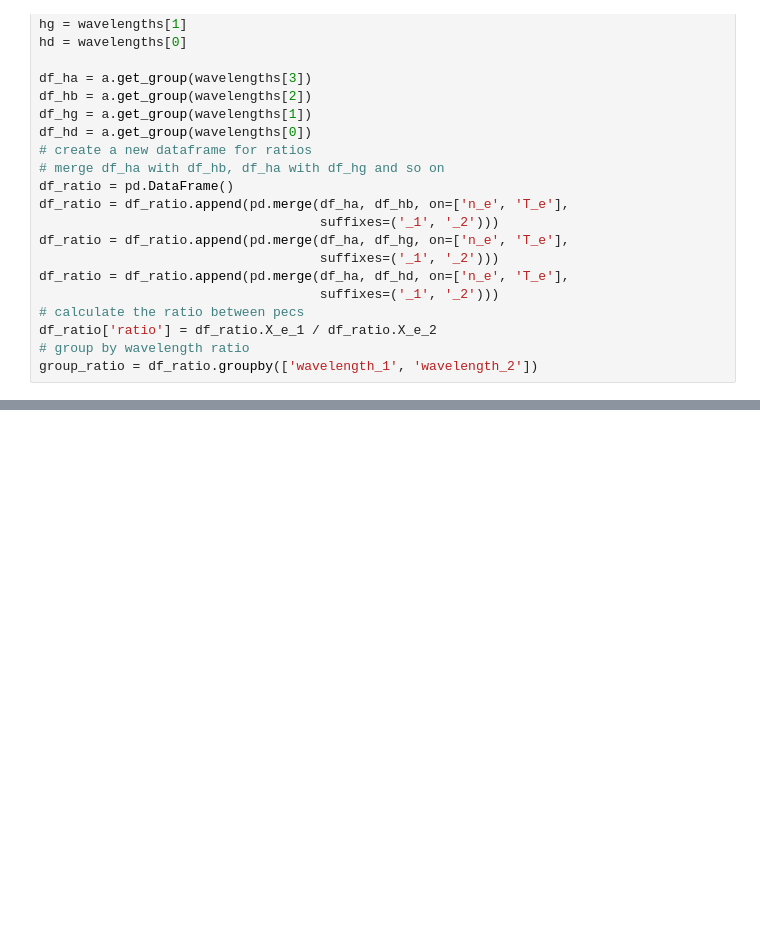
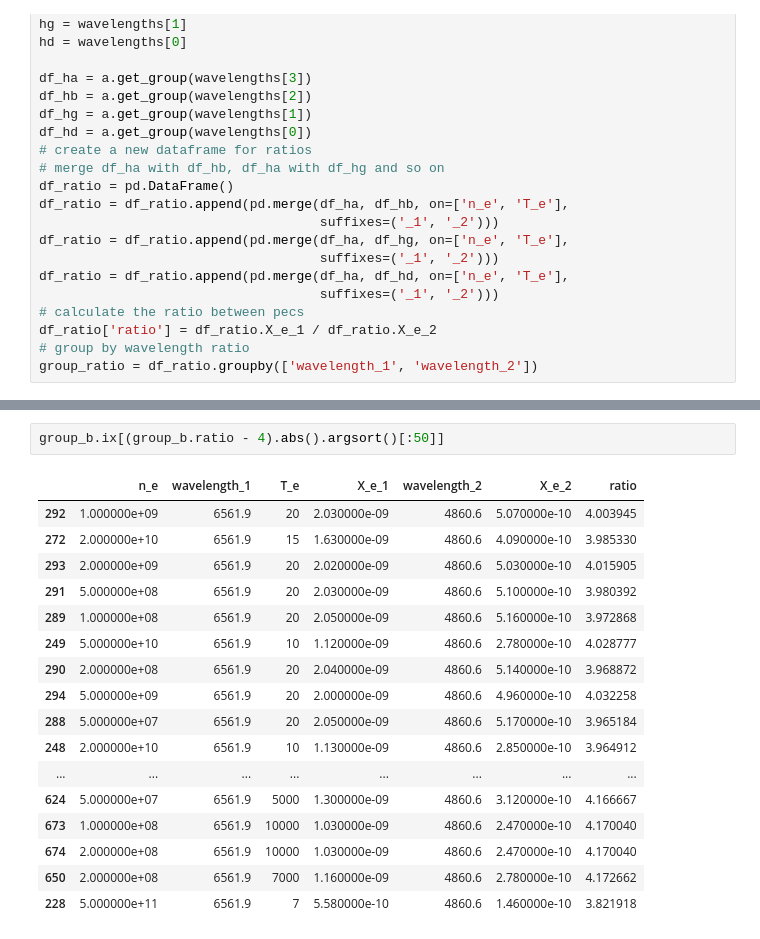
Before and after one commit to grigolet/lab16gym, a Jupyter notebook: notebooks/adas_parsing_de.ipynb, the cells around one changed output, grey strips where cells are left out. Saved outputs shown, nothing was run; the diff lists cells and outputs as text; blank space fills up the shorter version.

```diff
--- a/notebooks/adas_parsing_de.ipynb
+++ b/notebooks/adas_parsing_de.ipynb
@@ -121,0 +135,20 @@ plt.clf()
+# %%
+group_b.ix[(group_b.ratio - 4).abs().argsort()[:50]]
+# %% [output]
+|  | n_e | wavelength_1 | T_e | X_e_1 | wavelength_2 | X_e_2 | ratio |
+| 292 | 1.000000e+09 | 6561.9 | 20 | 2.030000e-09 | 4860.6 | 5.070000e-10 | 4.003945 |
+| 272 | 2.000000e+10 | 6561.9 | 15 | 1.630000e-09 | 4860.6 | 4.090000e-10 | 3.985330 |
+| 293 | 2.000000e+09 | 6561.9 | 20 | 2.020000e-09 | 4860.6 | 5.030000e-10 | 4.015905 |
+| 291 | 5.000000e+08 | 6561.9 | 20 | 2.030000e-09 | 4860.6 | 5.100000e-10 | 3.980392 |
+| 289 | 1.000000e+08 | 6561.9 | 20 | 2.050000e-09 | 4860.6 | 5.160000e-10 | 3.972868 |
+| 249 | 5.000000e+10 | 6561.9 | 10 | 1.120000e-09 | 4860.6 | 2.780000e-10 | 4.028777 |
+| 290 | 2.000000e+08 | 6561.9 | 20 | 2.040000e-09 | 4860.6 | 5.140000e-10 | 3.968872 |
+| 294 | 5.000000e+09 | 6561.9 | 20 | 2.000000e-09 | 4860.6 | 4.960000e-10 | 4.032258 |
+| 288 | 5.000000e+07 | 6561.9 | 20 | 2.050000e-09 | 4860.6 | 5.170000e-10 | 3.965184 |
+| 248 | 2.000000e+10 | 6561.9 | 10 | 1.130000e-09 | 4860.6 | 2.850000e-10 | 3.964912 |
+| ... | ... | ... | ... | ... | ... | ... | ... |
+| 624 | 5.000000e+07 | 6561.9 | 5000 | 1.300000e-09 | 4860.6 | 3.120000e-10 | 4.166667 |
+| 673 | 1.000000e+08 | 6561.9 | 10000 | 1.030000e-09 | 4860.6 | 2.470000e-10 | 4.170040 |
+| 674 | 2.000000e+08 | 6561.9 | 10000 | 1.030000e-09 | 4860.6 | 2.470000e-10 | 4.170040 |
+| 650 | 2.000000e+08 | 6561.9 | 7000 | 1.160000e-09 | 4860.6 | 2.780000e-10 | 4.172662 |
+| 228 | 5.000000e+11 | 6561.9 | 7 | 5.580000e-10 | 4860.6 | 1.460000e-10 | 3.821918 |
```
Also changed, not shown: parts of 9 cells of this notebook.
